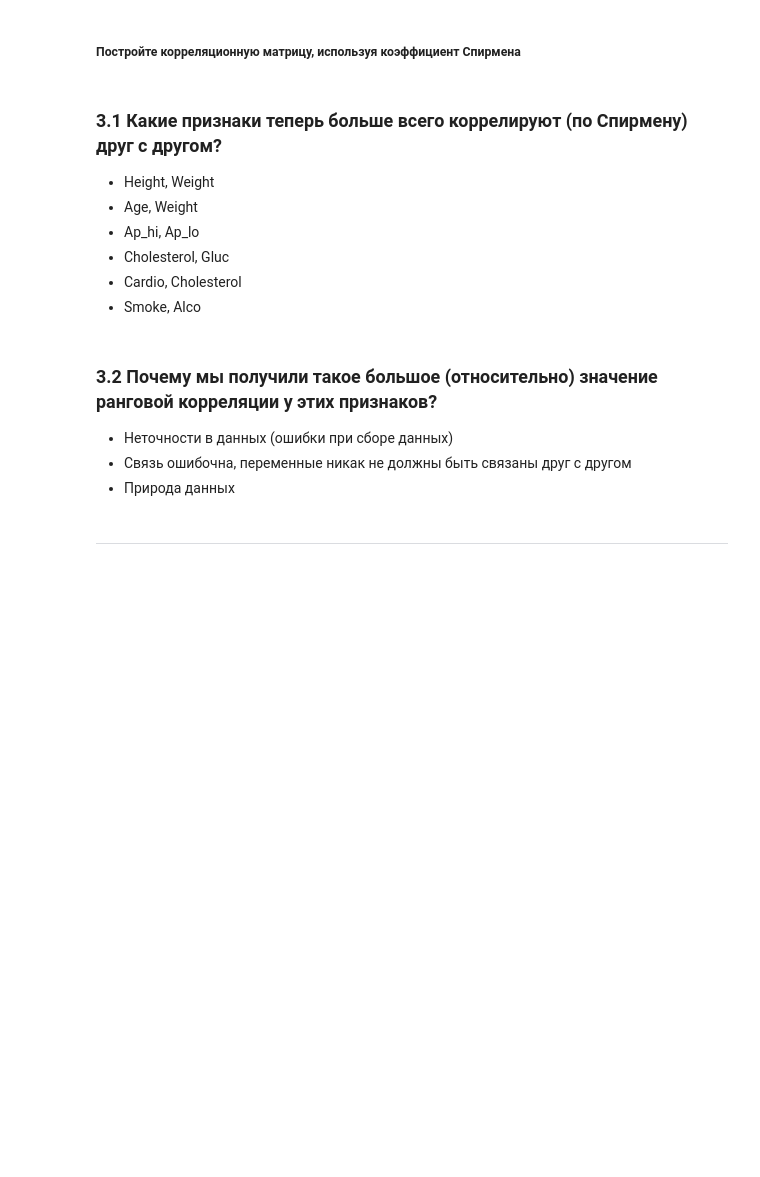
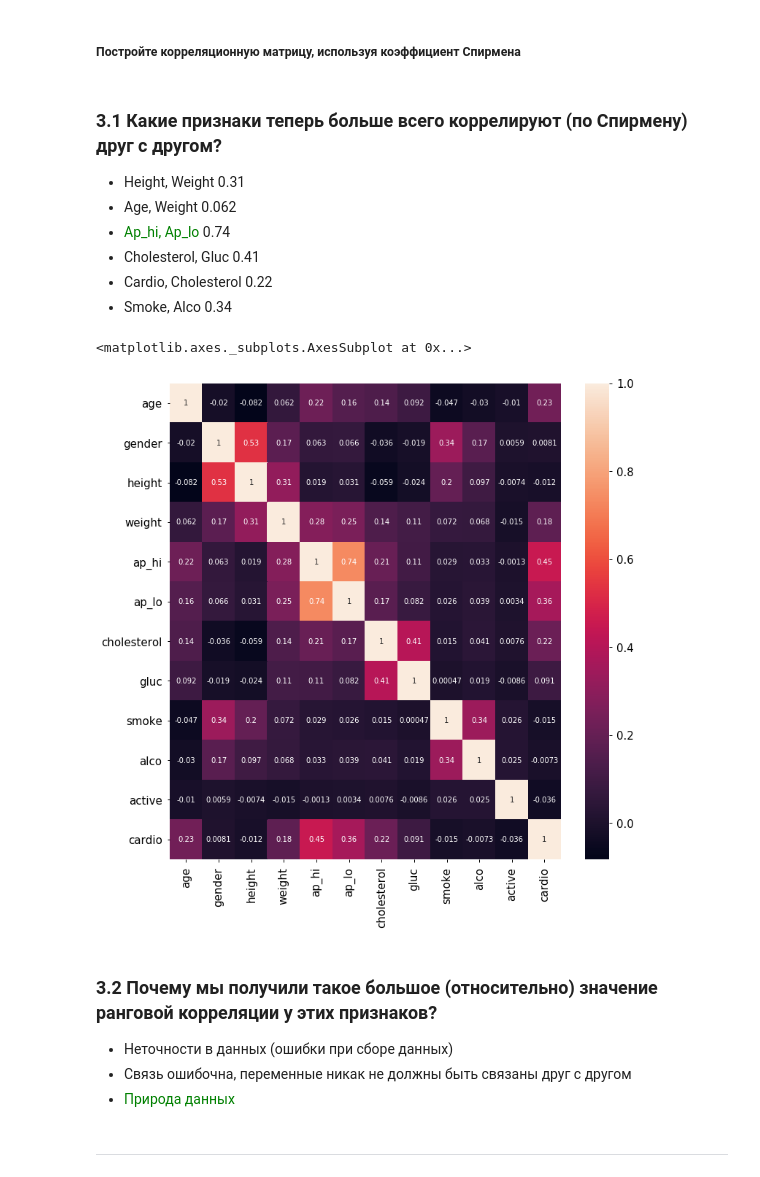
Before and after one commit to vlavrik/mlcourse_open, a Jupyter notebook: jupyter_russian/homeworks/hw2_session3_visual_data_analysis.ipynb, the cells around one changed output. Cells and saved outputs as stored; diff of their text form; code cells hidden in the pictures; blank space fills up the shorter version.

```diff
--- a/jupyter_russian/homeworks/hw2_session3_visual_data_analysis.ipynb
+++ b/jupyter_russian/homeworks/hw2_session3_visual_data_analysis.ipynb
@@ -219,9 +229,9 @@ array([0, 1, 2, 3, 4, 5, 6, 7, 8, 9])
 # %% [markdown]
 ### 3.1 Какие признаки теперь больше всего коррелируют (по Спирмену) друг с другом?
 
-- Height, Weight
-- Age, Weight
-- Ap_hi, Ap_lo
-- Cholesterol, Gluc
-- Cardio, Cholesterol
-- Smoke, Alco
+- Height, Weight 0.31
+- Age, Weight  0.062
+- <font color = 'green'> Ap_hi, Ap_lo </font> 0.74
+- Cholesterol, Gluc 0.41
+- Cardio, Cholesterol 0.22
+- Smoke, Alco 0.34
@@ -230,9 +238,17 @@ array([0, 1, 2, 3, 4, 5, 6, 7, 8, 9])
+# %%
+corr_spearman = train.corr(method='spearman')
+# %%
+plt.figure(figsize=(12,12))
+sns.heatmap(corr_spearman, annot=True)
+# %% [output]
+<matplotlib.axes._subplots.AxesSubplot at 0x...>
+[figure, added]
 # %% [markdown]
 ### 3.2 Почему мы получили такое большое (относительно) значение ранговой корреляции у этих признаков?
 
 - Неточности в данных (ошибки при сборе данных)
 - Связь ошибочна, переменные никак не должны быть связаны друг с другом
-- Природа данных
+- <font color = 'green'> Природа данных </font>
 # %% [markdown]
 ---
 # %% [markdown]
```
Also changed, not shown: parts of 16 cells of this notebook.
